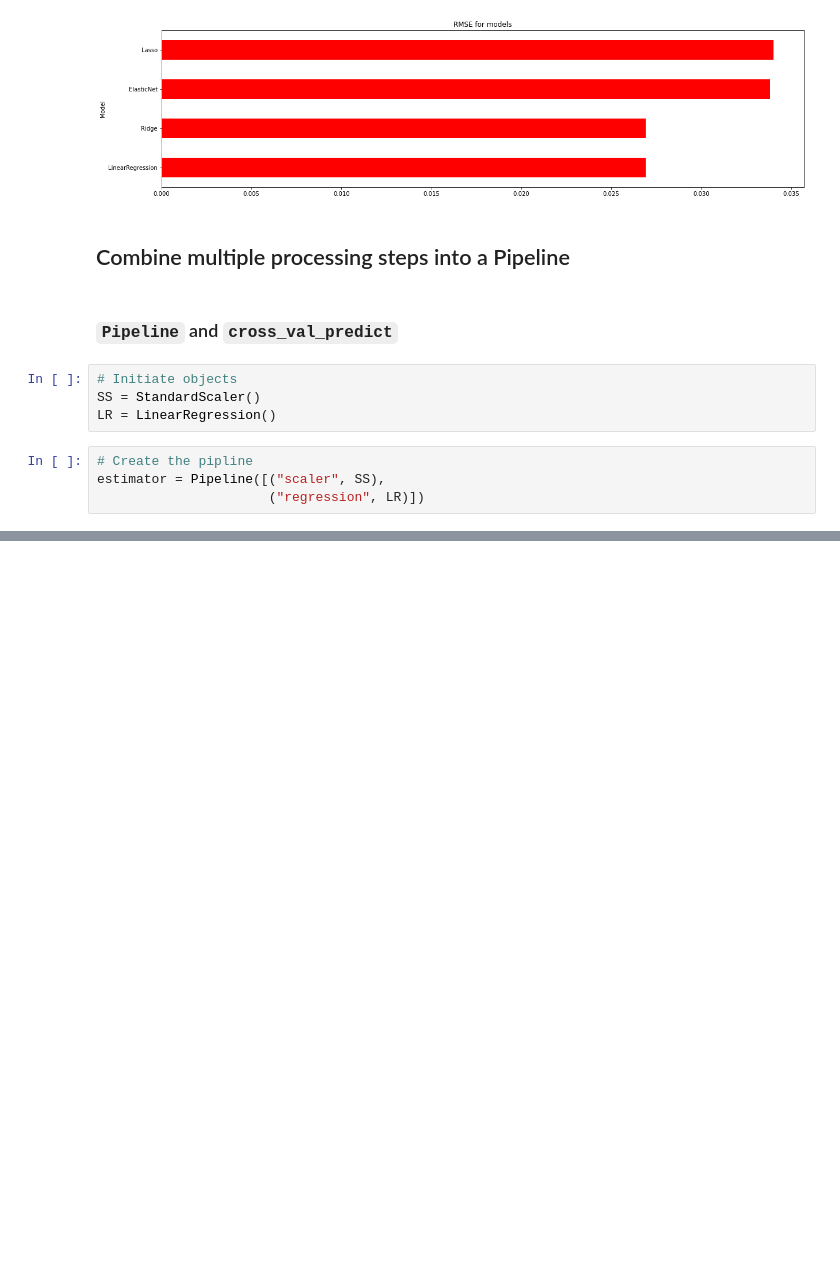
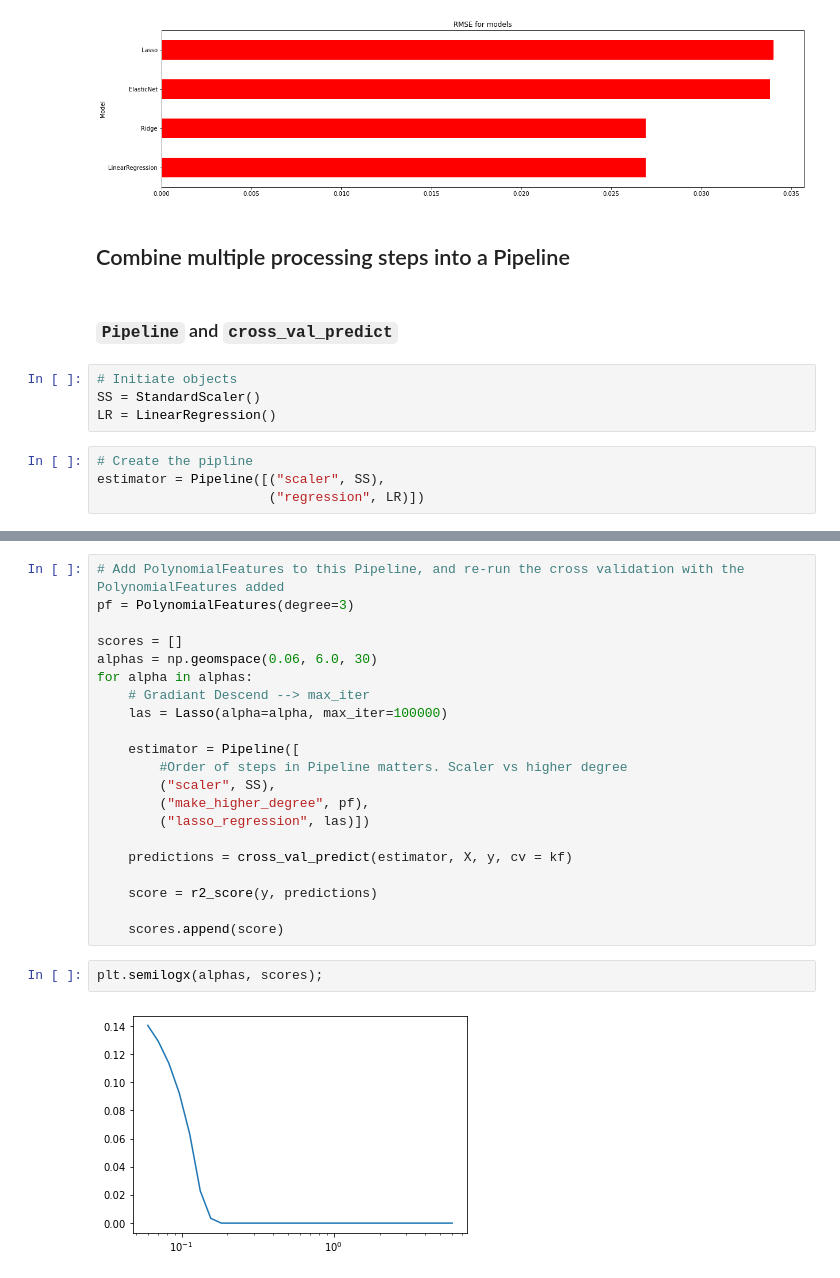
Before and after one commit to LucianPopaLVP/Project-3---Supervised-Learning---Regression, a Jupyter notebook: linear_regression_CaliforniaHousing.ipynb, the cells around one changed output, grey strips where cells are left out. Saved outputs shown, nothing was run; the diff lists cells and outputs as text; blank space fills up the shorter version.

```diff
--- a/linear_regression_CaliforniaHousing.ipynb
+++ b/linear_regression_CaliforniaHousing.ipynb
@@ -517,0 +603,25 @@ estimator = Pipeline([("scaler", SS),
+# %%
+# Add PolynomialFeatures to this Pipeline, and re-run the cross validation with the PolynomialFeatures added
+pf = PolynomialFeatures(degree=3)
+
+scores = []
+alphas = np.geomspace(0.06, 6.0, 30)
+for alpha in alphas:
+    # Gradiant Descend --> max_iter
+    las = Lasso(alpha=alpha, max_iter=100000)
+
+    estimator = Pipeline([
+        #Order of steps in Pipeline matters. Scaler vs higher degree
+        ("scaler", SS),
+        ("make_higher_degree", pf),
+        ("lasso_regression", las)])
+
+    predictions = cross_val_predict(estimator, X, y, cv = kf)
+
+    score = r2_score(y, predictions)
+
+    scores.append(score)
+# %%
+plt.semilogx(alphas, scores);
+# %% [output]
+[figure, added]
```
Also changed, not shown: parts of 25 cells of this notebook.
